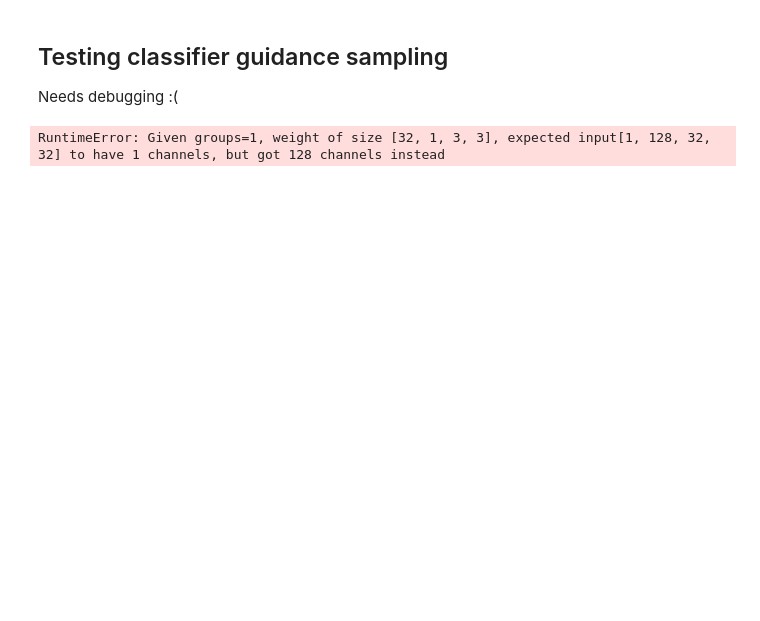
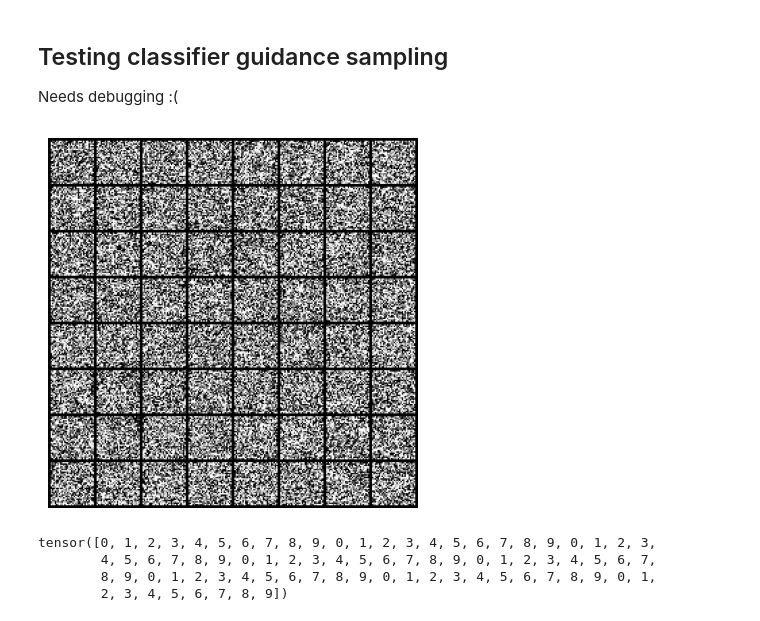
Before and after one commit to LukeCPadmore/flow-matching-mnist, a Jupyter notebook: notebooks/testing.ipynb, the cells around one changed output. Saved outputs shown, nothing was run; the diff lists cells and outputs as text; code cells hidden in the pictures; blank space fills up the shorter version.

```diff
--- a/notebooks/testing.ipynb
+++ b/notebooks/testing.ipynb
@@ -130,8 +133,22 @@ Loss = 0.12047518044710159
 Needs debugging :(
 # %%
 from models.ode_solvers import make_vf_cfg, create_samples
+from torchvision.utils import make_grid
 model = model.to(device)
-f = make_vf_cfg(model,labels,w=1,NULL_ID=10)
-create_samples(64,(32,32),rk2_solver,f,50,device=device)
+# f = make_vf_cfg(model,labels,w=1,NULL_ID=10)
+samples = create_samples(64,(1,32,32),rk2_solver,f,50,device=device)
+
+grid = torchvision.utils.make_grid((samples + 1) / 2,nrow = 8).detach().cpu()
+
+plt.imshow(grid.permute(1, 2, 0))
+plt.axis('off')
+plt.show()
 # %% [output]
-RuntimeError: Given groups=1, weight of size [32, 1, 3, 3], expected input[1, 128, 32, 32] to have 1 channels, but got 128 channels instead
+[figure, added]
+# %%
+torch.tensor([i for i in range(10)]).repeat(8,1).flatten()
+# %% [output]
+tensor([0, 1, 2, 3, 4, 5, 6, 7, 8, 9, 0, 1, 2, 3, 4, 5, 6, 7, 8, 9, 0, 1, 2, 3,
+        4, 5, 6, 7, 8, 9, 0, 1, 2, 3, 4, 5, 6, 7, 8, 9, 0, 1, 2, 3, 4, 5, 6, 7,
+        8, 9, 0, 1, 2, 3, 4, 5, 6, 7, 8, 9, 0, 1, 2, 3, 4, 5, 6, 7, 8, 9, 0, 1,
+        2, 3, 4, 5, 6, 7, 8, 9])
```
Also changed, not shown: parts of 3 cells of this notebook, 2 other files.
